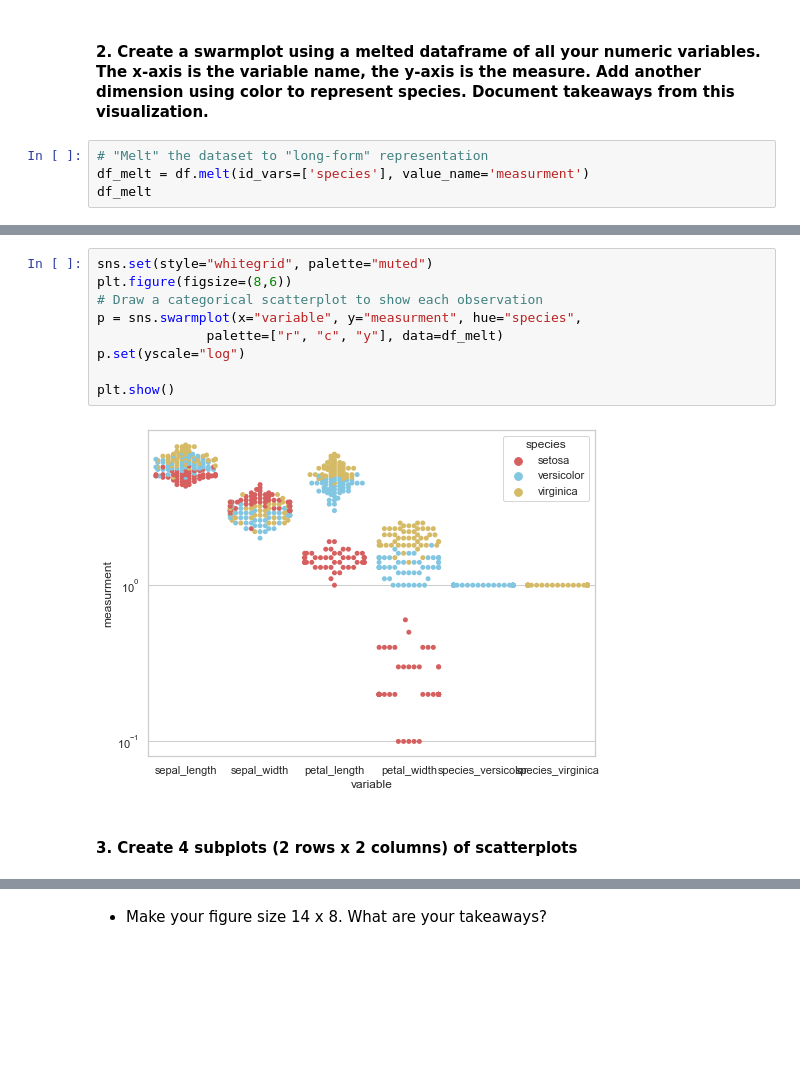
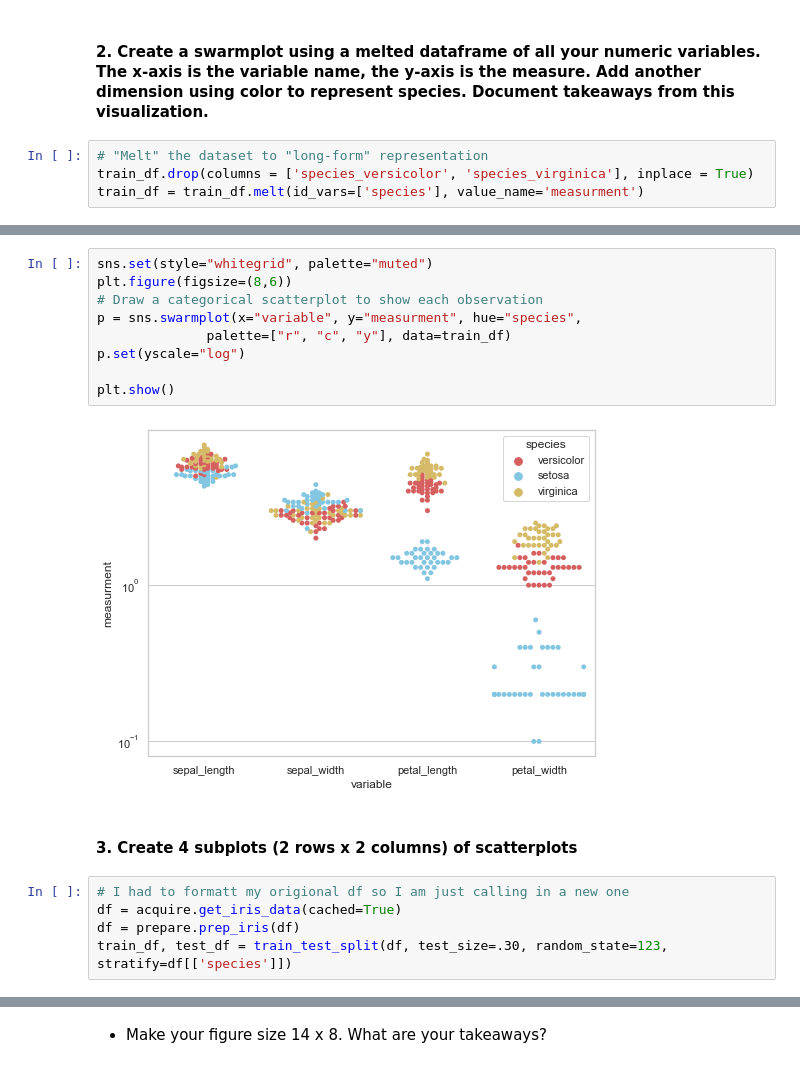
Before and after one commit to CSolitaire/classification-exercises, a Jupyter notebook: classification_exercises.ipynb, the cells around one changed output, grey strips where cells are left out. Cells and saved outputs as stored; diff of their text form; blank space fills up the shorter version.

```diff
--- a/classification_exercises.ipynb
+++ b/classification_exercises.ipynb
@@ -538,5 +532,5 @@ train_df.head()
 #### 2. Create a swarmplot using a melted dataframe of all your numeric variables. The x-axis is the variable name, the y-axis is the measure. Add another dimension using color to represent species. Document takeaways from this visualization.
 # %%
 # "Melt" the dataset to "long-form" representation
-df_melt = df.melt(id_vars=['species'], value_name='measurment')
-df_melt
+train_df.drop(columns = ['species_versicolor', 'species_virginica'], inplace = True)
+train_df = train_df.melt(id_vars=['species'], value_name='measurment')
@@ -557,13 +537,18 @@ df_melt
 # %%
 sns.set(style="whitegrid", palette="muted")
 plt.figure(figsize=(8,6))
 # Draw a categorical scatterplot to show each observation
 p = sns.swarmplot(x="variable", y="measurment", hue="species",
-              palette=["r", "c", "y"], data=df_melt)
+              palette=["r", "c", "y"], data=train_df)
 p.set(yscale="log")
 
 plt.show()
 # %% [output]
-[figure, old version]
+[figure, new version]
 # %% [markdown]
 #### 3. Create 4 subplots (2 rows x 2 columns) of scatterplots
+# %%
+# I had to formatt my origional df so I am just calling in a new one
+df = acquire.get_iris_data(cached=True)
+df = prepare.prep_iris(df)
+train_df, test_df = train_test_split(df, test_size=.30, random_state=123, stratify=df[['species']])
```
Also changed, not shown: parts of 10 cells of this notebook.
